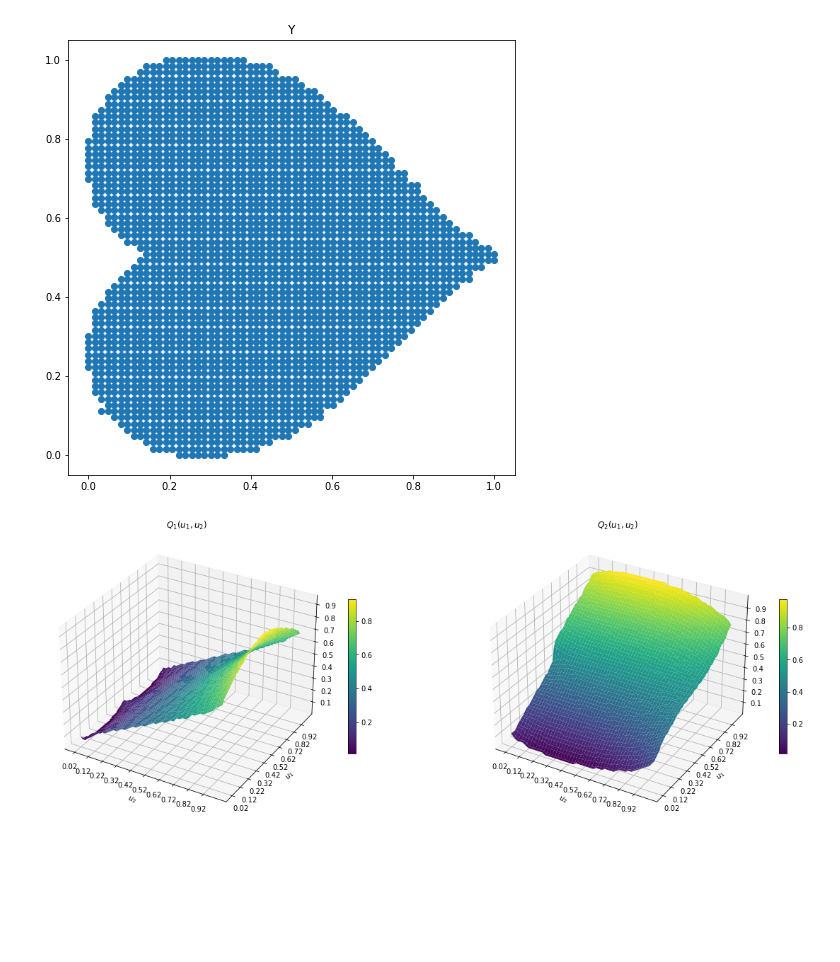
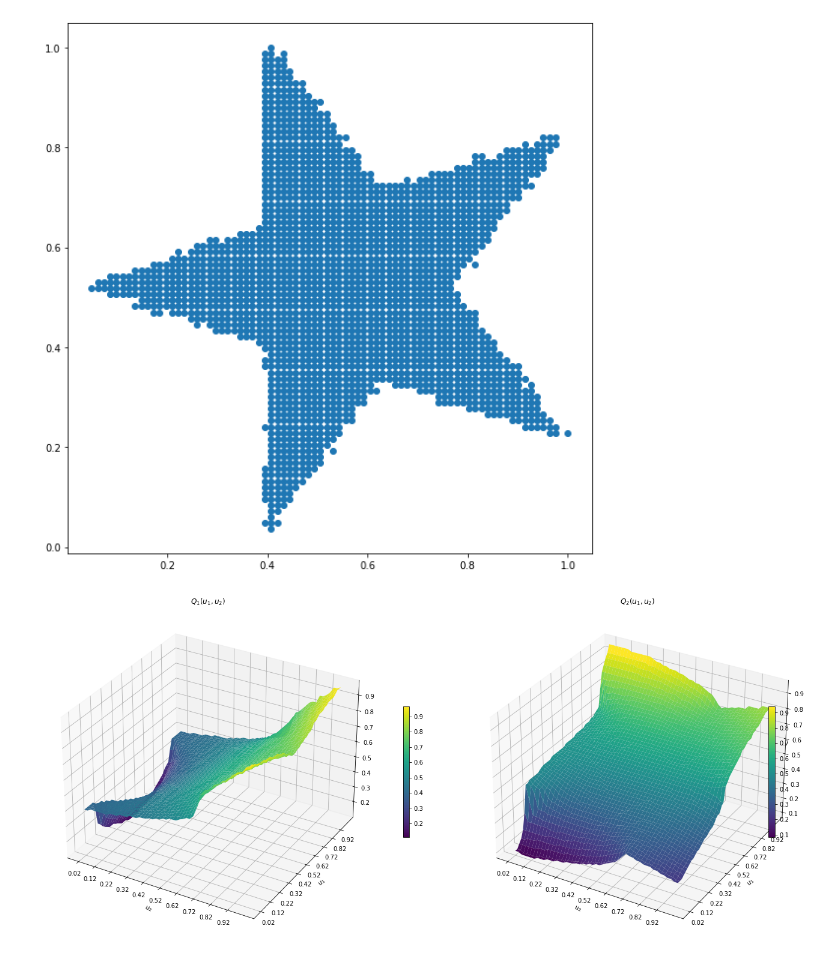
Before and after one commit to vistalab-technion/vqr, a Jupyter notebook: notebooks/02-Coverage.ipynb, the cells around one changed output. Cells and saved outputs as stored; diff of their text form; code cells hidden in the pictures; blank space fills up the shorter version.

```diff
--- a/notebooks/02-Coverage.ipynb
+++ b/notebooks/02-Coverage.ipynb
@@ -9,7 +9,7 @@ d = 2
 n = 2000
 T = 50
 
-dataset = 'heart'
+dataset = 'star'
 
 if dataset == 'mvn':
     X, Y = generate_mvn_data(n=n, d=d, k=0)
@@ -18,14 +18,16 @@ elif dataset == 'heart':
 elif dataset == 'star':
     X, Y = generate_star()
 else:
+    X, Y = None, None
     NotImplementedError("Unrecognized dataset.")
 # %%
 fig = plt.figure(figsize=(8, 8))
 plt.scatter(Y[:, 0], Y[:, 1])
-_ = plt.title("Y")
+# _ = plt.title("Y")
+plt.tight_layout()
 fig.savefig(f"{dataset}_Y.png")
 # %% [output]
-[figure, old version]
+[figure, new version]
 # %%
 from vqr.api import VectorQuantileEstimator
 
@@ -34,9 +36,10 @@ vqe = VectorQuantileEstimator(T)
 fitted_vqe = vqe.fit(Y)
 # %%
 fig = fitted_vqe.plot_quantiles(figsize=(20, 20), surf_2d=True)
+plt.tight_layout()
 fig.savefig(f"{dataset}_quantile_surfaces_plot.png")
 # %% [output]
-[figure, old version]
+[figure, new version]
 # %%
 Q1, Q2 = vqe.quantile_values
 q_10_90 = [Q1[ 1, -2], Q2[ 1, -2]]
```
Also changed, not shown: parts of 9 cells of this notebook.
